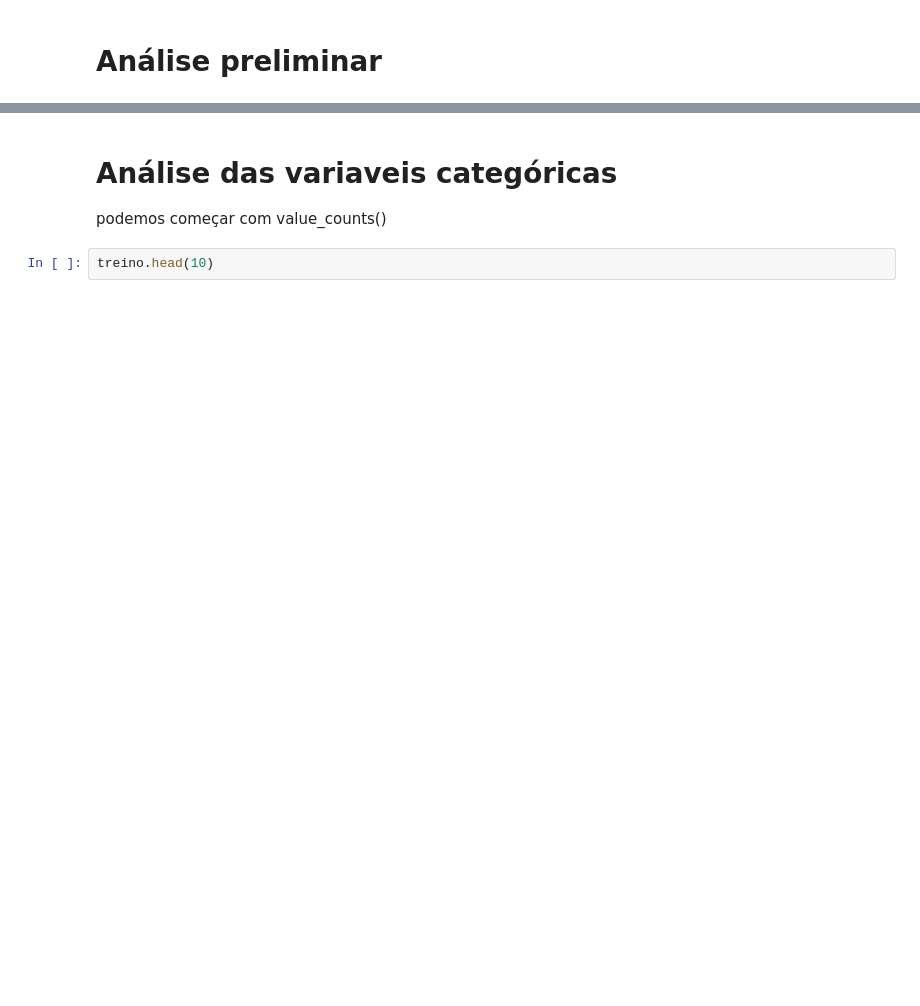
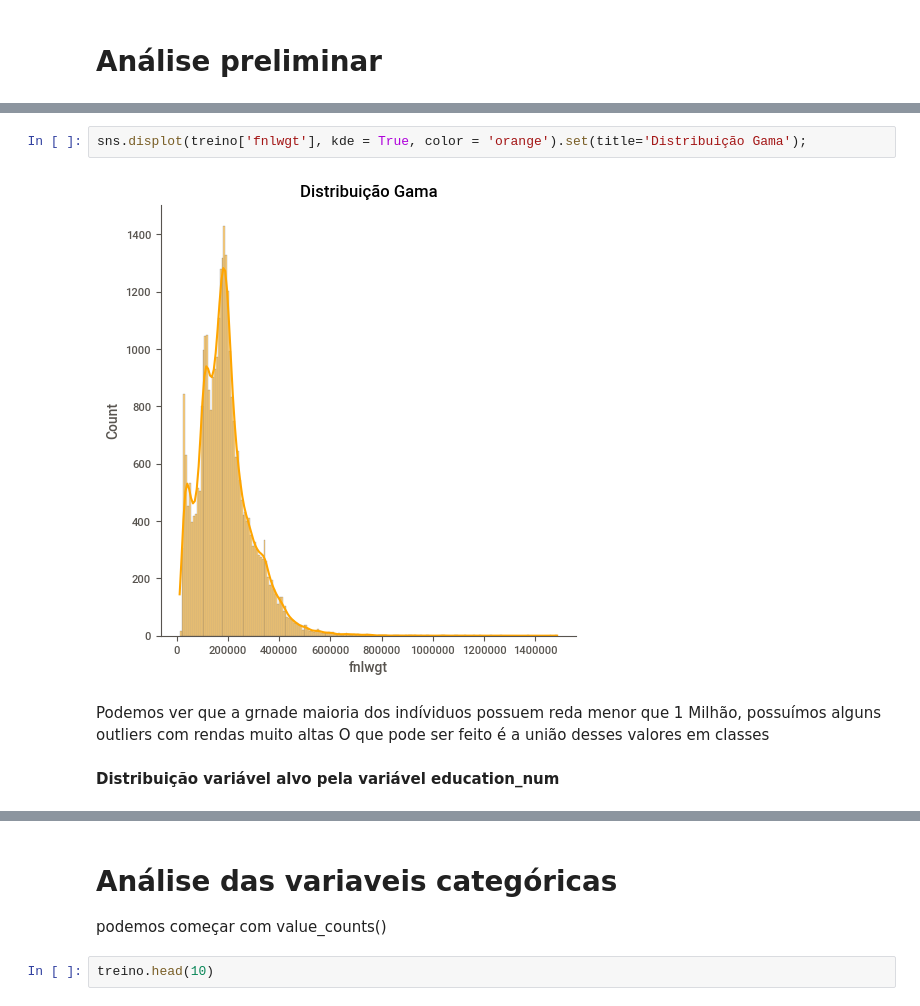
Before and after one commit to Henriquerezer/Machine_Learning, a Jupyter notebook: Desafio_INDICIUM/Análise_dos_dados.ipynb, the cells around one changed output, grey strips where cells are left out. Drawn from its saved outputs; the diff is of its cells as text; blank space fills up the shorter version.

```diff
--- a/Desafio_INDICIUM/Análise_dos_dados.ipynb
+++ b/Desafio_INDICIUM/Análise_dos_dados.ipynb
@@ -88 +117,10 @@ plt.legend(fontsize=16);
+# %%
+sns.displot(treino['fnlwgt'], kde = True, color = 'orange').set(title='Distribuição Gama');
+# %% [output]
+[figure, added]
+# %% [markdown]
+Podemos ver que a grnade maioria dos indíviduos possuem reda menor que 1 Milhão, possuímos alguns outliers com rendas muito altas
+O que pode ser feito é a união desses valores em classes
+# %% [markdown]
+**Distribuição variável alvo pela variável education_num**
 # %%
```
Also changed, not shown: parts of 59 cells of this notebook.
